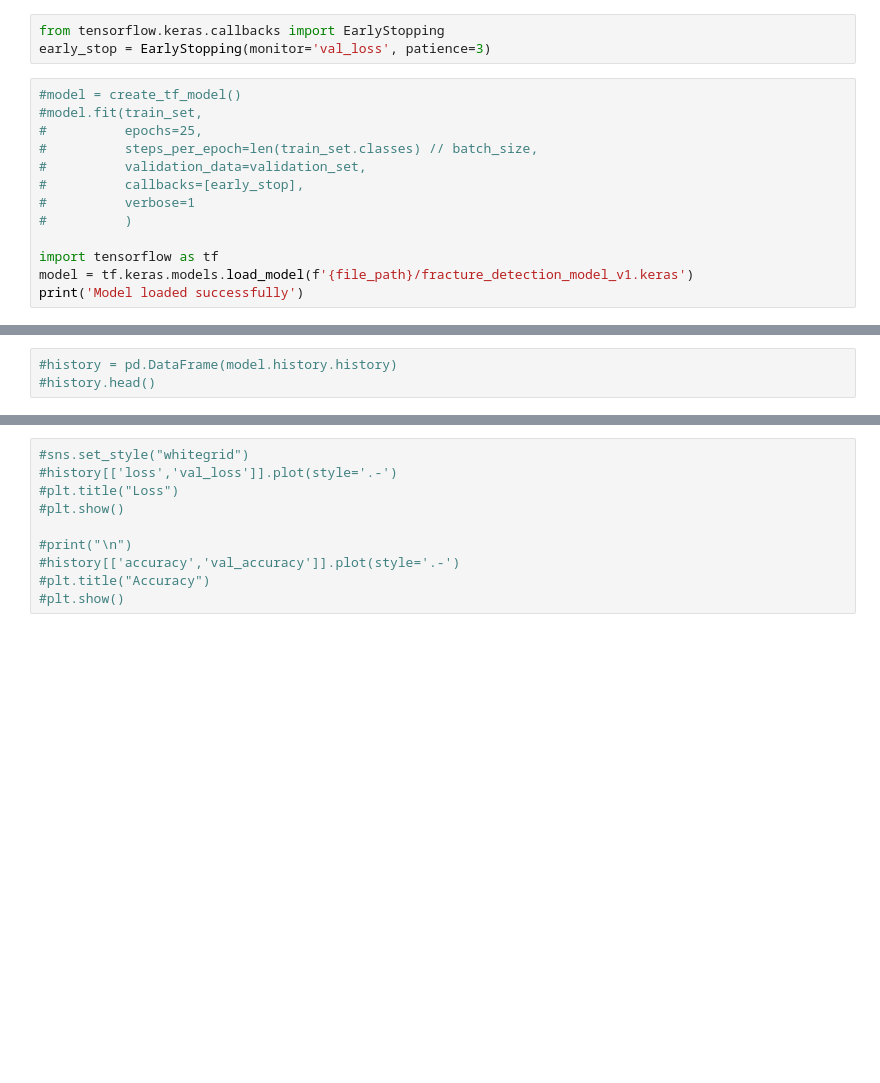
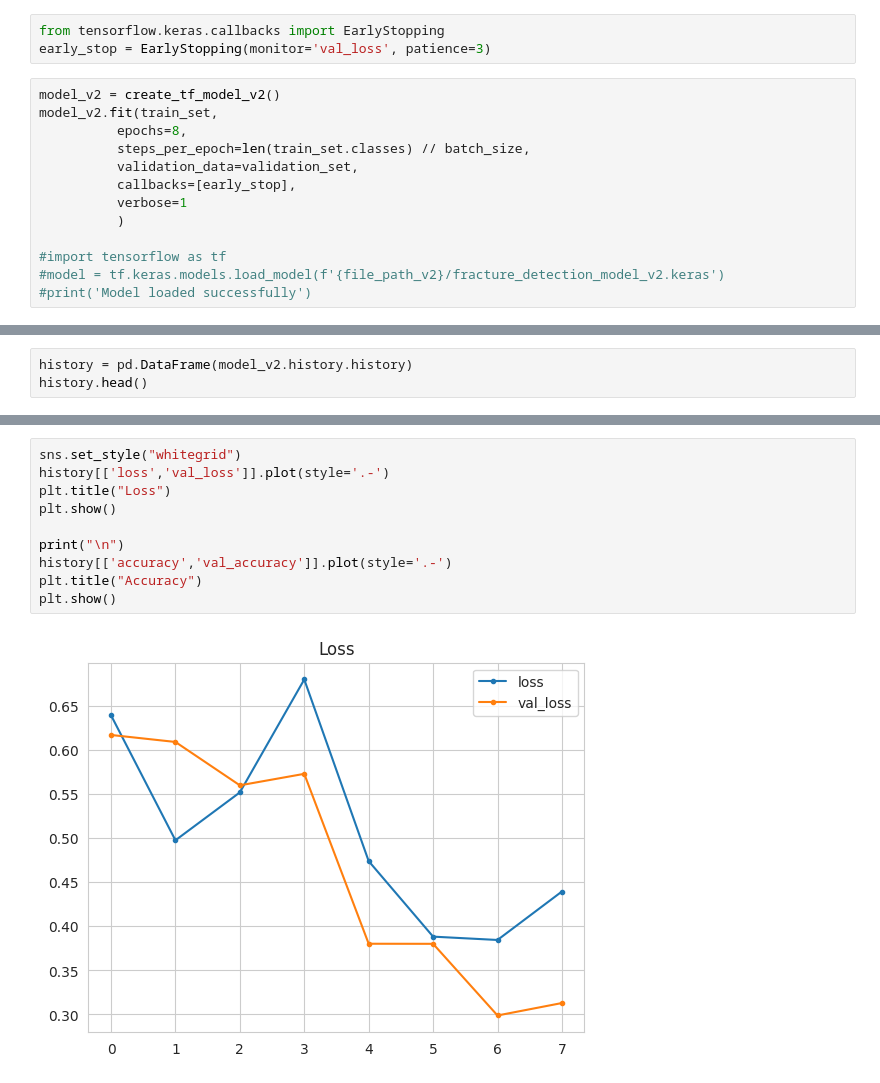
Before and after one commit to Felix-53/XrayFractureClass, a Jupyter notebook: jupytr_notebooks/Models_Evaluation.ipynb, the cells around one changed output, grey strips where cells are left out. Saved outputs shown, nothing was run; the diff lists cells and outputs as text; blank space fills up the shorter version.

```diff
--- a/jupytr_notebooks/Models_Evaluation.ipynb
+++ b/jupytr_notebooks/Models_Evaluation.ipynb
@@ -236,16 +239,16 @@ Model: "sequential"
 from tensorflow.keras.callbacks import EarlyStopping
 early_stop = EarlyStopping(monitor='val_loss', patience=3)
 # %%
-#model = create_tf_model()
-#model.fit(train_set,
-#          epochs=25,
-#          steps_per_epoch=len(train_set.classes) // batch_size,
-#          validation_data=validation_set,
-#          callbacks=[early_stop],
-#          verbose=1
-#          )
+model_v2 = create_tf_model_v2()
+model_v2.fit(train_set,
+          epochs=8,
+          steps_per_epoch=len(train_set.classes) // batch_size,
+          validation_data=validation_set,
+          callbacks=[early_stop],
+          verbose=1
+          )
 
-import tensorflow as tf
-model = tf.keras.models.load_model(f'{file_path}/fracture_detection_model_v1.keras')
-print('Model loaded successfully')
+#import tensorflow as tf
+#model = tf.keras.models.load_model(f'{file_path_v2}/fracture_detection_model_v2.keras')
+#print('Model loaded successfully')
 # %% [output]
@@ -256,5 +277,5 @@ print ('The model has been saved')
 # %% [output]
 The model has been saved
 # %%
-#history = pd.DataFrame(model.history.history)
-#history.head()
+history = pd.DataFrame(model_v2.history.history)
+history.head()
@@ -261,10 +289,12 @@ The model has been saved
 # %%
-#sns.set_style("whitegrid")
-#history[['loss','val_loss']].plot(style='.-')
-#plt.title("Loss")
-#plt.show()
+sns.set_style("whitegrid")
+history[['loss','val_loss']].plot(style='.-')
+plt.title("Loss")
+plt.show()
 
-#print("\n")
-#history[['accuracy','val_accuracy']].plot(style='.-')
-#plt.title("Accuracy")
-#plt.show()
+print("\n")
+history[['accuracy','val_accuracy']].plot(style='.-')
+plt.title("Accuracy")
+plt.show()
+# %% [output]
+[figure, added]
```
Also changed, not shown: parts of 12 cells of this notebook, 14 other files.
